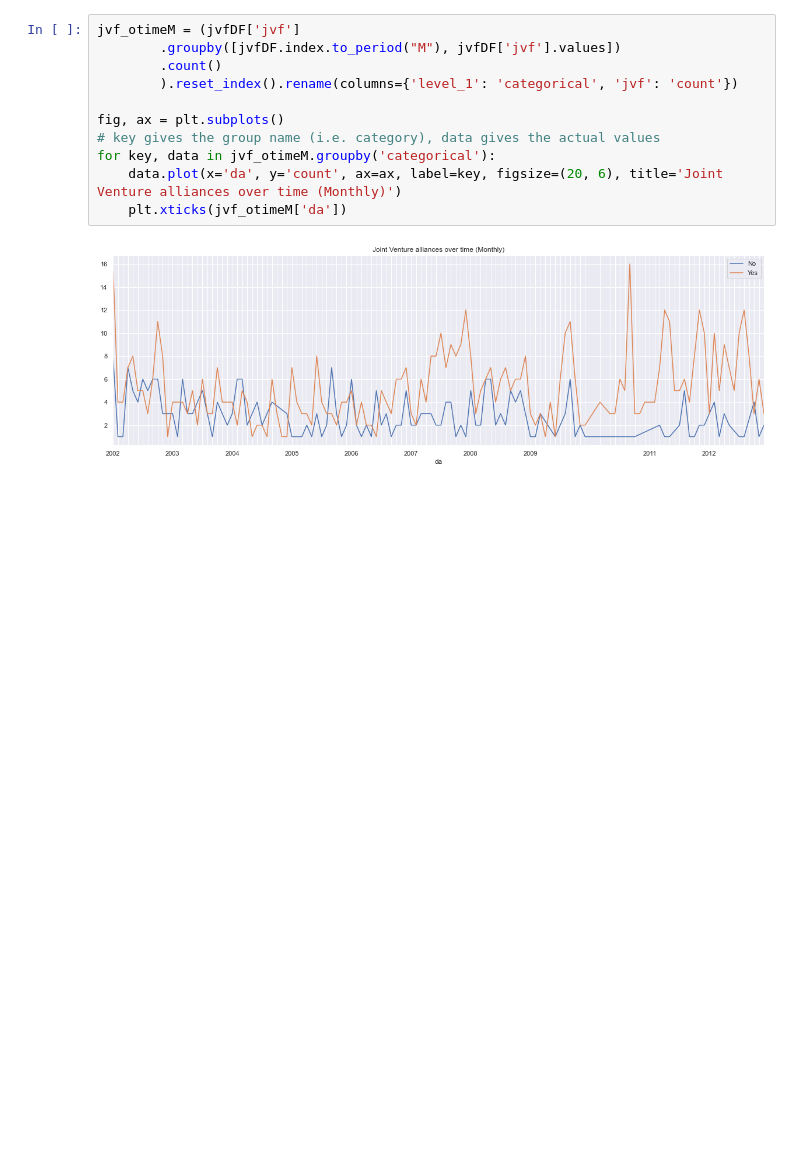
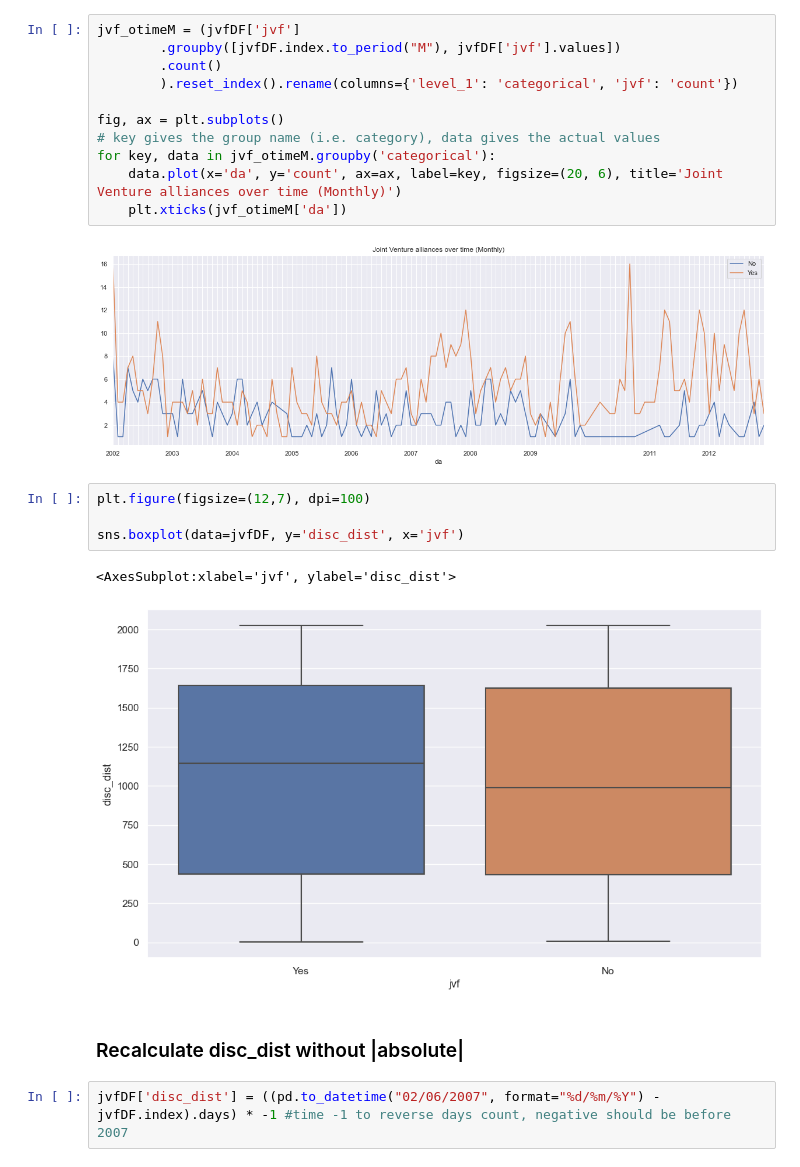
Before and after one commit to bang-a-coder/thesis-analysis, a Jupyter notebook: prepare_and_explore.ipynb, the cells around one changed output. Drawn from its saved outputs; the diff is of its cells as text; blank space fills up the shorter version.

```diff
--- a/prepare_and_explore.ipynb
+++ b/prepare_and_explore.ipynb
@@ -204,3 +204,14 @@ for key, data in jvf_otimeM.groupby('categorical'):
     plt.xticks(jvf_otimeM['da'])
 # %% [output]
 [figure]
+# %%
+plt.figure(figsize=(12,7), dpi=100)
+
+sns.boxplot(data=jvfDF, y='disc_dist', x='jvf')
+# %% [output]
+<AxesSubplot:xlabel='jvf', ylabel='disc_dist'>
+[figure, added]
+# %% [markdown]
+### Recalculate disc_dist without |absolute|
+# %%
+jvfDF['disc_dist'] = ((pd.to_datetime("02/06/2007", format="%d/%m/%Y") - jvfDF.index).days) * -1 #time -1 to reverse days count, negative should be before 2007
```
Also changed, not shown: parts of 2 cells of this notebook, 1 other file.
